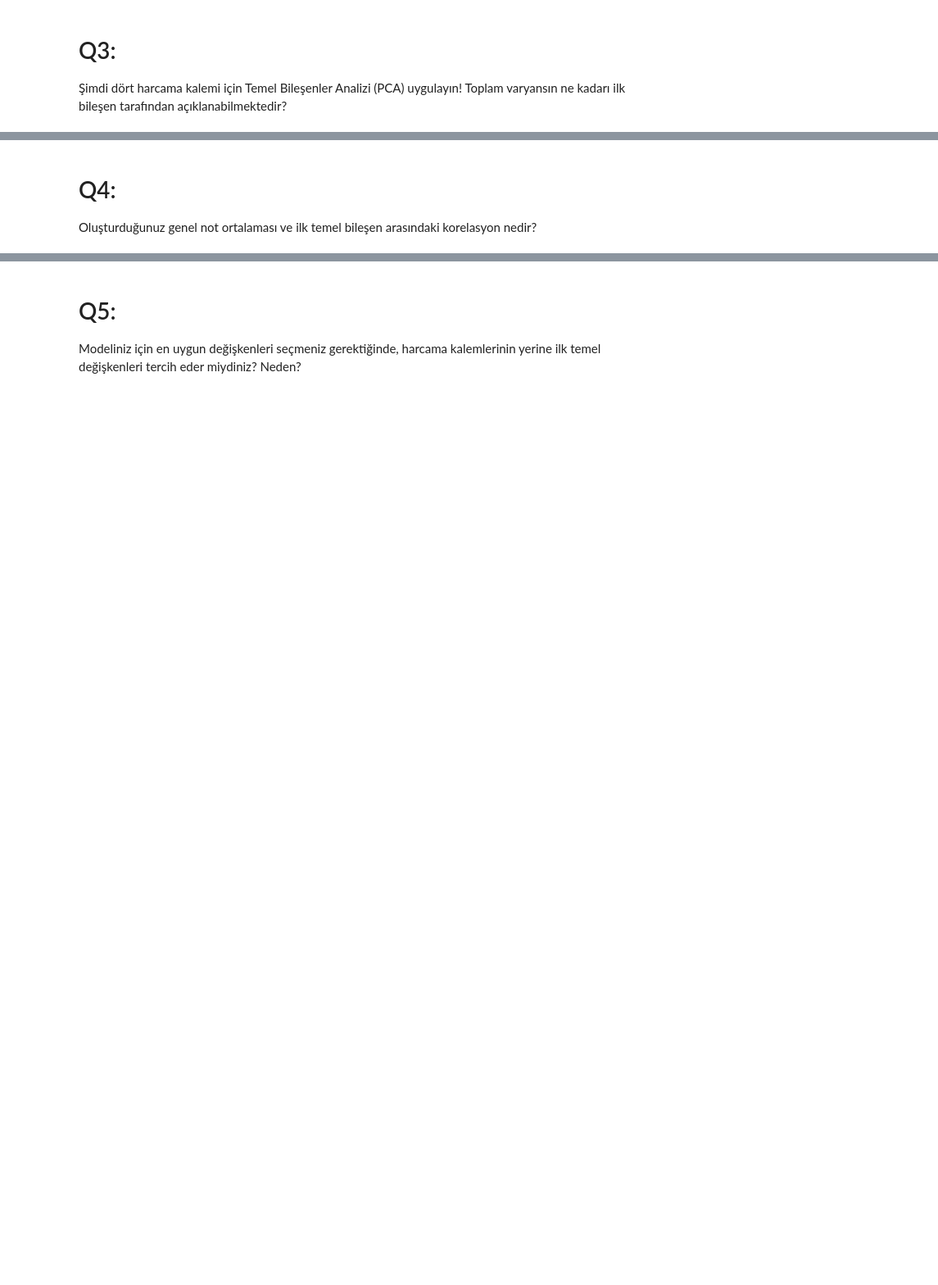
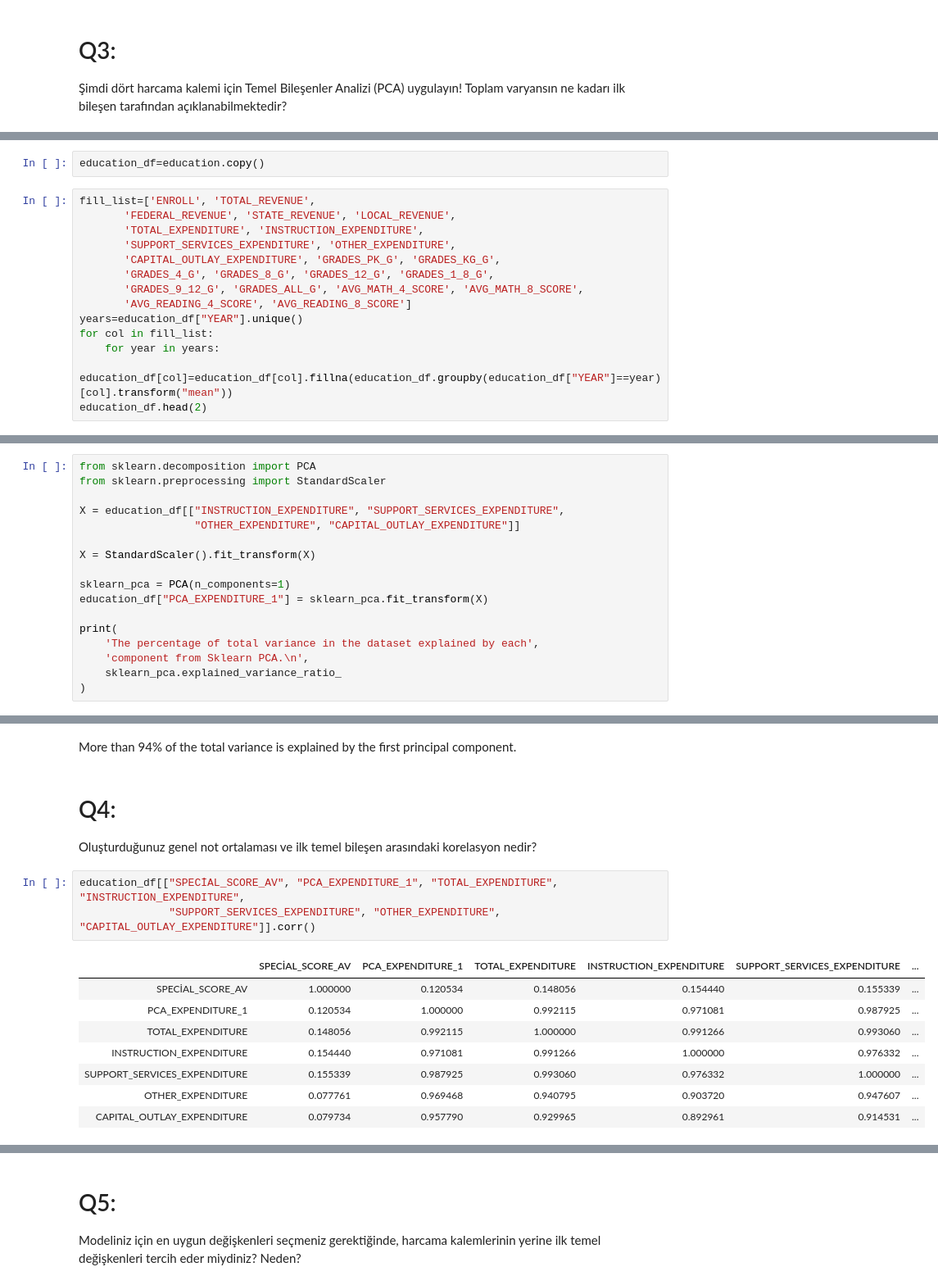
Before and after one commit to mehmetfatihdata/BOOTCAMP_1, a Jupyter notebook: WORK_22_EDA4.ipynb, the cells around one changed output, grey strips where cells are left out. Shown: that part at 82% size. Saved outputs shown, nothing was run; the diff lists cells and outputs as text; blank space fills up the shorter version.

```diff
--- a/WORK_22_EDA4.ipynb
+++ b/WORK_22_EDA4.ipynb
@@ -82,0 +51,16 @@ Index(['TOTAL_EXPENDITURE', 'INSTRUCTION_EXPENDITURE',
+# %%
+education_df=education.copy()
+# %%
+fill_list=['ENROLL', 'TOTAL_REVENUE',
+       'FEDERAL_REVENUE', 'STATE_REVENUE', 'LOCAL_REVENUE',
+       'TOTAL_EXPENDITURE', 'INSTRUCTION_EXPENDITURE',
+       'SUPPORT_SERVICES_EXPENDITURE', 'OTHER_EXPENDITURE',
+       'CAPITAL_OUTLAY_EXPENDITURE', 'GRADES_PK_G', 'GRADES_KG_G',
+       'GRADES_4_G', 'GRADES_8_G', 'GRADES_12_G', 'GRADES_1_8_G',
+       'GRADES_9_12_G', 'GRADES_ALL_G', 'AVG_MATH_4_SCORE', 'AVG_MATH_8_SCORE',
+       'AVG_READING_4_SCORE', 'AVG_READING_8_SCORE']
+years=education_df["YEAR"].unique()
+for col in fill_list:
+    for year in years:
+        education_df[col]=education_df[col].fillna(education_df.groupby(education_df["YEAR"]==year)[col].transform("mean"))
+education_df.head(2)
@@ -82,0 +72,17 @@ Index(['TOTAL_EXPENDITURE', 'INSTRUCTION_EXPENDITURE',
+# %%
+from sklearn.decomposition import PCA
+from sklearn.preprocessing import StandardScaler
+
+X = education_df[["INSTRUCTION_EXPENDITURE", "SUPPORT_SERVICES_EXPENDITURE",
+                  "OTHER_EXPENDITURE", "CAPITAL_OUTLAY_EXPENDITURE"]]
+
+X = StandardScaler().fit_transform(X)
+
+sklearn_pca = PCA(n_components=1)
+education_df["PCA_EXPENDITURE_1"] = sklearn_pca.fit_transform(X)
+
+print(
+    'The percentage of total variance in the dataset explained by each',
+    'component from Sklearn PCA.\n',
+    sklearn_pca.explained_variance_ratio_
+)
@@ -83,3 +92,17 @@ Index(['TOTAL_EXPENDITURE', 'INSTRUCTION_EXPENDITURE',
+# %% [markdown]
+More than 94% of the total variance is explained by the first principal component.
 # %% [markdown]
 # Q4:
 Oluşturduğunuz genel not ortalaması ve ilk temel bileşen arasındaki korelasyon nedir?
+# %%
+education_df[["SPECİAL_SCORE_AV", "PCA_EXPENDITURE_1", "TOTAL_EXPENDITURE", "INSTRUCTION_EXPENDITURE",
+              "SUPPORT_SERVICES_EXPENDITURE", "OTHER_EXPENDITURE", "CAPITAL_OUTLAY_EXPENDITURE"]].corr()
+# %% [output]
+|  | SPECİAL_SCORE_AV | PCA_EXPENDITURE_1 | TOTAL_EXPENDITURE | INSTRUCTION_EXPENDITURE | SUPPORT_SERVICES_EXPENDITURE | ... |
+| SPECİAL_SCORE_AV | 1.000000 | 0.120534 | 0.148056 | 0.154440 | 0.155339 | ... |
+| PCA_EXPENDITURE_1 | 0.120534 | 1.000000 | 0.992115 | 0.971081 | 0.987925 | ... |
+| TOTAL_EXPENDITURE | 0.148056 | 0.992115 | 1.000000 | 0.991266 | 0.993060 | ... |
+| INSTRUCTION_EXPENDITURE | 0.154440 | 0.971081 | 0.991266 | 1.000000 | 0.976332 | ... |
+| SUPPORT_SERVICES_EXPENDITURE | 0.155339 | 0.987925 | 0.993060 | 0.976332 | 1.000000 | ... |
+| OTHER_EXPENDITURE | 0.077761 | 0.969468 | 0.940795 | 0.903720 | 0.947607 | ... |
+| CAPITAL_OUTLAY_EXPENDITURE | 0.079734 | 0.957790 | 0.929965 | 0.892961 | 0.914531 | ... |
```
Also changed, not shown: parts of 12 cells of this notebook.
